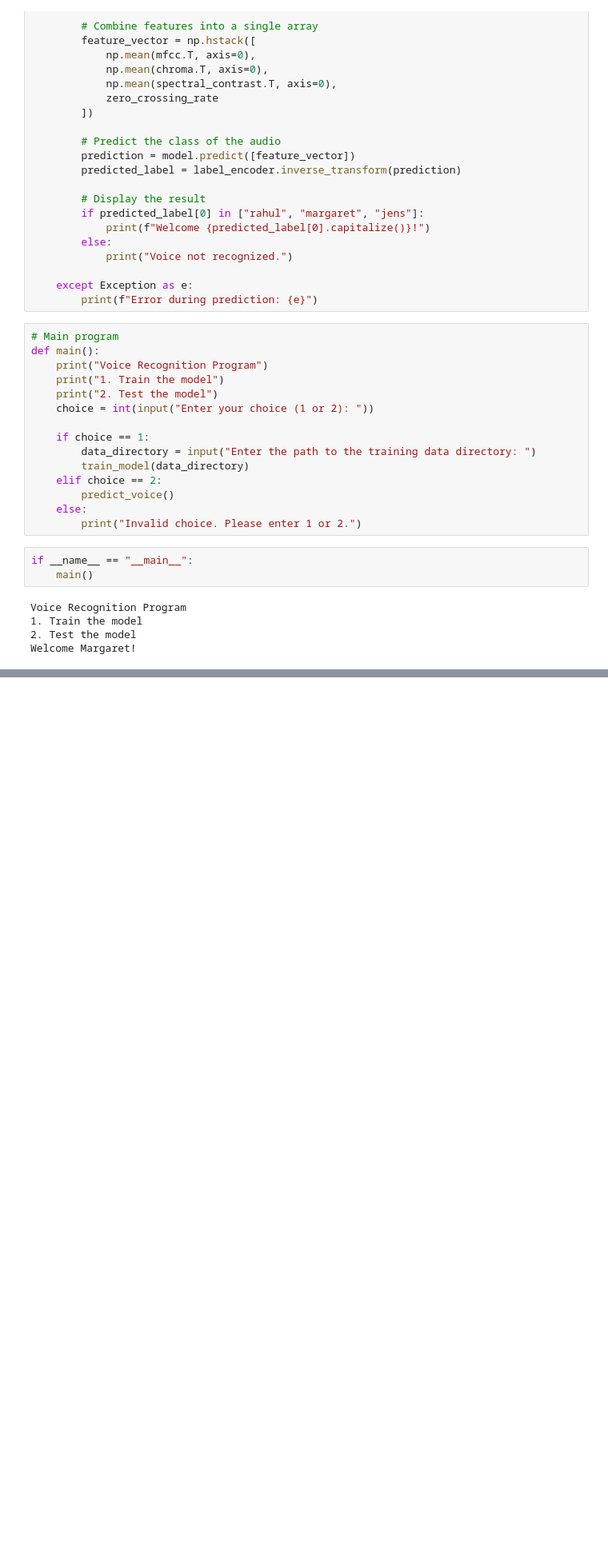
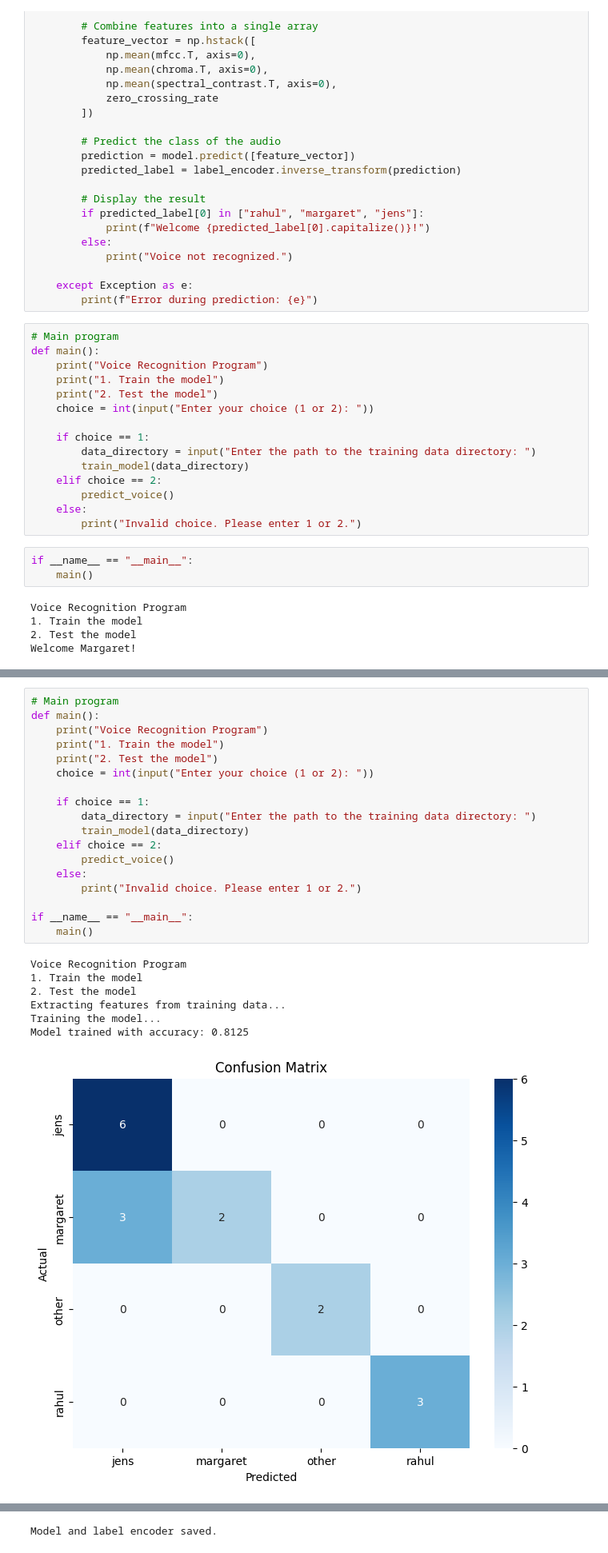
Before and after one commit to rahul-727/Voice-Translator, a Jupyter notebook: voice-translator.ipynb, the cells around one changed output, grey strips where cells are left out. Shown at 80% size. Drawn from its saved outputs; the diff is of its cells as text; blank space fills up the shorter version.

Commit message:
graph added

```diff
--- a/voice-translator.ipynb
+++ b/voice-translator.ipynb
@@ -136,0 +300,26 @@ Welcome Margaret!
+# %%
+# Main program
+def main():
+    print("Voice Recognition Program")
+    print("1. Train the model")
+    print("2. Test the model")
+    choice = int(input("Enter your choice (1 or 2): "))
+
+    if choice == 1:
+        data_directory = input("Enter the path to the training data directory: ")
+        train_model(data_directory)
+    elif choice == 2:
+        predict_voice()
+    else:
+        print("Invalid choice. Please enter 1 or 2.")
+
+if __name__ == "__main__":
+    main()
+# %% [output]
+Voice Recognition Program
+1. Train the model
+2. Test the model
+Extracting features from training data...
+Training the model...
+Model trained with accuracy: 0.8125
+[figure, added]
@@ -136,0 +339 @@ Welcome Margaret!
+Model and label encoder saved.
```
Also changed, not shown: parts of 7 cells of this notebook, 2 other files.
